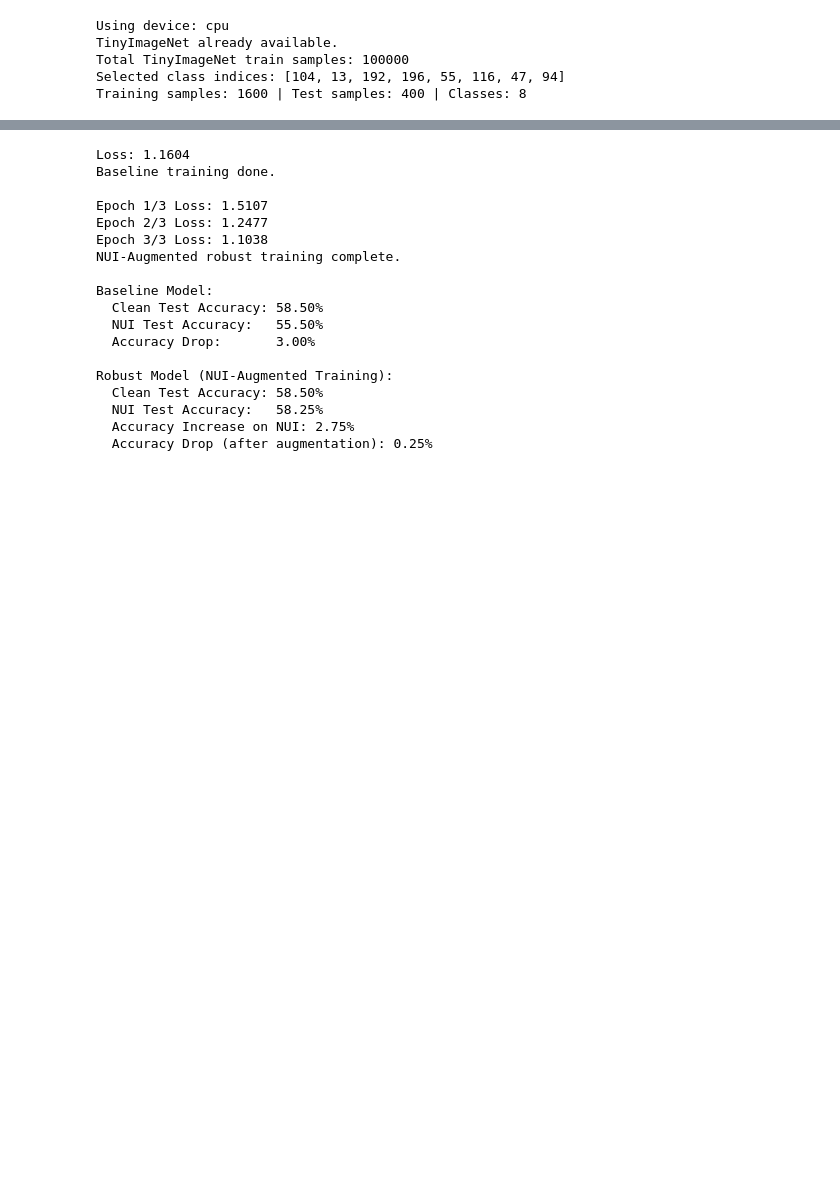
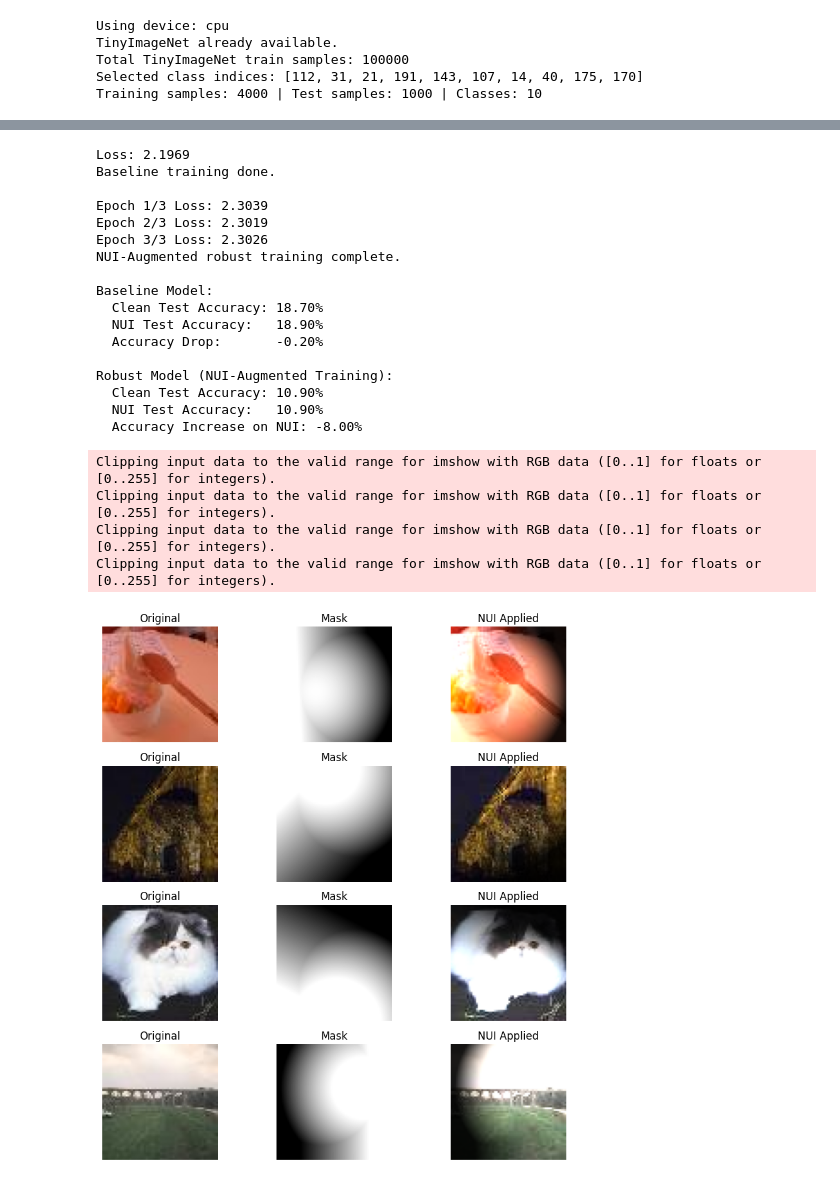
Before and after one commit to deepanshuiiitv/AI-project, a Jupyter notebook: 2ttt.ipynb, the cells around one changed output, grey strips where cells are left out. Saved outputs shown, nothing was run; the diff lists cells and outputs as text; code cells hidden in the pictures; blank space fills up the shorter version.

```diff
--- a/2ttt.ipynb
+++ b/2ttt.ipynb
@@ -66,7 +66,7 @@ def apply_nui_to_img(img_tensor):
     return apply_mask_to_tensor(img_tensor, mask)
 
 # ==============================================
-# 4 Load TinyImageNet Subset (8 Classes)
+# 4 Load TinyImageNet Subset (10 Classes)
 # ==============================================
 transform = T.Compose([T.Resize((64, 64)), T.ToTensor()])
 
@@ -74,8 +74,8 @@ dataset_path = os.path.join(extract_path, "train")
 full_dataset = torchvision.datasets.ImageFolder(root=dataset_path, transform=transform)
 print("Total TinyImageNet train samples:", len(full_dataset))
 
-# Pick 8 random classes
-class_indices = random.sample(range(200), 8)
+# Pick 10 random classes
+class_indices = random.sample(range(200), 10)
 print("Selected class indices:", class_indices)
 
 # Build label mapping (old -> new)
@@ -88,11 +88,11 @@ subset_samples = [(path, label_map[label]) for path, label in full_dataset.sampl
 full_dataset.samples = subset_samples
 full_dataset.targets = [label for _, label in subset_samples]
 
-# Take subset of 2000 images
-subset_idx = list(range(min(2000, len(full_dataset.samples))))
+# Take subset of 10000 images
+subset_idx = list(range(min(10000, len(full_dataset.samples))))
 dataset = Subset(full_dataset, subset_idx)
 
-train_size = int(0.8 * len(dataset))
+train_size = int(0.80 * len(dataset))
 test_size = len(dataset) - train_size
 trainset, testset = torch.utils.data.random_split(dataset, [train_size, test_size])
 
@@ -108,7 +108,7 @@ print(f"Training samples: {len(trainset)} | Test samples: {len(testset)} | Class
 import torchvision.models as models
 
 class SqueezeNetCustom(nn.Module):
-    def __init__(self, num_classes=8):
+    def __init__(self, num_classes=10):
         super().__init__()
         self.model = models.squeezenet1_1(pretrained=False)
         self.model.classifier[1] = nn.Conv2d(512, num_classes, kernel_size=1)
@@ -158,9 +158,9 @@ for epoch in range(epochs):
 print("Baseline training done.\n")
 
 # ==============================================
-# 8 NUI-Augmented (Robust) Training
+# 10 NUI-Augmented (Robust) Training
 # ==============================================
-def train_model_mixed(model, trainloader, optimizer, criterion, epochs, nui_ratio=0.8):
+def train_model_mixed(model, trainloader, optimizer, criterion, epochs, nui_ratio=0.80):
     model.train()
     for epoch in range(epochs):
         running_loss = 0.0
@@ -234,5 +234,5 @@ visualize_nui_effect()
 Using device: cpu
 TinyImageNet already available.
 Total TinyImageNet train samples: 100000
-Selected class indices: [104, 13, 192, 196, 55, 116, 47, 94]
-Training samples: 1600 | Test samples: 400 | Classes: 8
+Selected class indices: [112, 31, 21, 191, 143, 107, 14, 40, 175, 170]
+Training samples: 4000 | Test samples: 1000 | Classes: 10
@@ -241,18 +241,22 @@ Loss: 1.3350
-Loss: 1.1604
+Loss: 2.1969
 Baseline training done.
 
-Epoch 1/3 Loss: 1.5107
-Epoch 2/3 Loss: 1.2477
-Epoch 3/3 Loss: 1.1038
+Epoch 1/3 Loss: 2.3039
+Epoch 2/3 Loss: 2.3019
+Epoch 3/3 Loss: 2.3026
 NUI-Augmented robust training complete.
 
 Baseline Model:
-  Clean Test Accuracy: 58.50%
-  NUI Test Accuracy:   55.50%
-  Accuracy Drop:       3.00%
+  Clean Test Accuracy: 18.70%
+  NUI Test Accuracy:   18.90%
+  Accuracy Drop:       -0.20%
 
 Robust Model (NUI-Augmented Training):
-  Clean Test Accuracy: 58.50%
-  NUI Test Accuracy:   58.25%
-  Accuracy Increase on NUI: 2.75%
-  Accuracy Drop (after augmentation): 0.25%
+  Clean Test Accuracy: 10.90%
+  NUI Test Accuracy:   10.90%
+  Accuracy Increase on NUI: -8.00%
+Clipping input data to the valid range for imshow with RGB data ([0..1] for floats or [0..255] for integers).
+Clipping input data to the valid range for imshow with RGB data ([0..1] for floats or [0..255] for integers).
+Clipping input data to the valid range for imshow with RGB data ([0..1] for floats or [0..255] for integers).
+Clipping input data to the valid range for imshow with RGB data ([0..1] for floats or [0..255] for integers).
+[figure, added]
```
Also changed, not shown: parts of 1 cell of this notebook, 2 other files.
